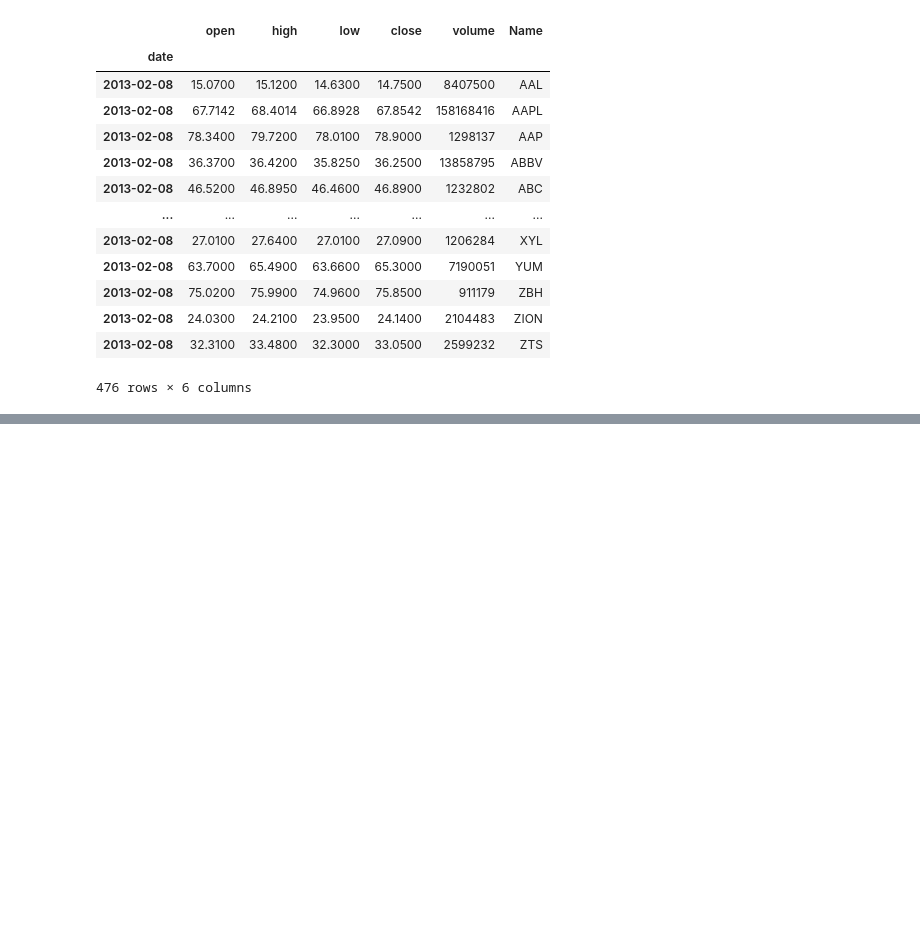
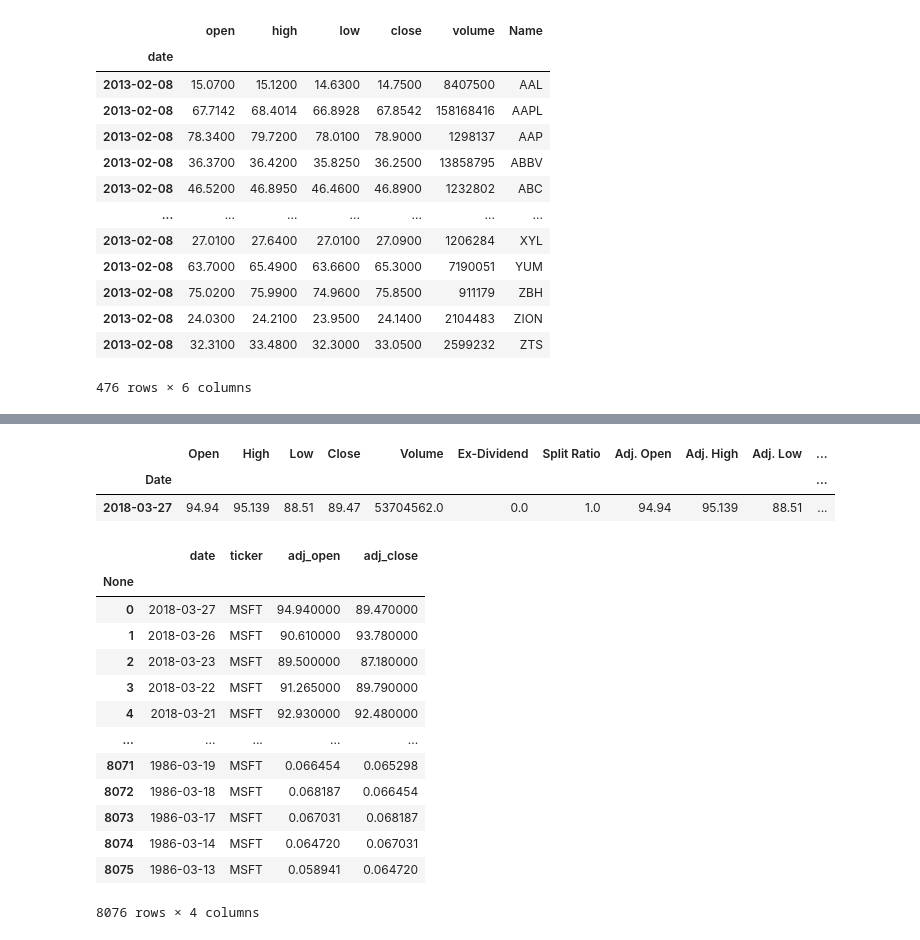
Before and after one commit to GabrielSGoncalves/serverless_etl_medium, a Jupyter notebook: serveless_ETL_using_Amazon_Lambda.ipynb, the cells around one changed output, grey strips where cells are left out. Cells and saved outputs as stored; diff of their text form; code cells hidden in the pictures; blank space fills up the shorter version.

```diff
--- a/serveless_ETL_using_Amazon_Lambda.ipynb
+++ b/serveless_ETL_using_Amazon_Lambda.ipynb
@@ -41,0 +93,27 @@ df_sp500.loc['2013-02-08']
+# %%
+data.tail()
+# %% [output]
+|  | Open | High | Low | Close | Volume | Ex-Dividend | Split Ratio | Adj. Open | Adj. High | Adj. Low | ... |
+| Date |  |  |  |  |  |  |  |  |  |  | ... |
+| 2018-03-27 | 94.94 | 95.139 | 88.51 | 89.47 | 53704562.0 | 0.0 | 1.0 | 94.94 | 95.139 | 88.51 | ... |
+# %%
+df = quandl.get_table("WIKI/PRICES", ticker = ["MSFT"],
+                      qopts = {"columns": ["date", "ticker", "adj_open", "adj_close"]},
+                      paginate=True)
+# %%
+df
+# %% [output]
+|  | date | ticker | adj_open | adj_close |
+| None |  |  |  |  |
+| 0 | 2018-03-27 | MSFT | 94.940000 | 89.470000 |
+| 1 | 2018-03-26 | MSFT | 90.610000 | 93.780000 |
+| 2 | 2018-03-23 | MSFT | 89.500000 | 87.180000 |
+| 3 | 2018-03-22 | MSFT | 91.265000 | 89.790000 |
+| 4 | 2018-03-21 | MSFT | 92.930000 | 92.480000 |
+| ... | ... | ... | ... | ... |
+| 8071 | 1986-03-19 | MSFT | 0.066454 | 0.065298 |
+| 8072 | 1986-03-18 | MSFT | 0.068187 | 0.066454 |
+| 8073 | 1986-03-17 | MSFT | 0.067031 | 0.068187 |
+| 8074 | 1986-03-14 | MSFT | 0.064720 | 0.067031 |
+| 8075 | 1986-03-13 | MSFT | 0.058941 | 0.064720 |
+8076 rows × 4 columns
```
Also changed, not shown: parts of 16 cells of this notebook.
